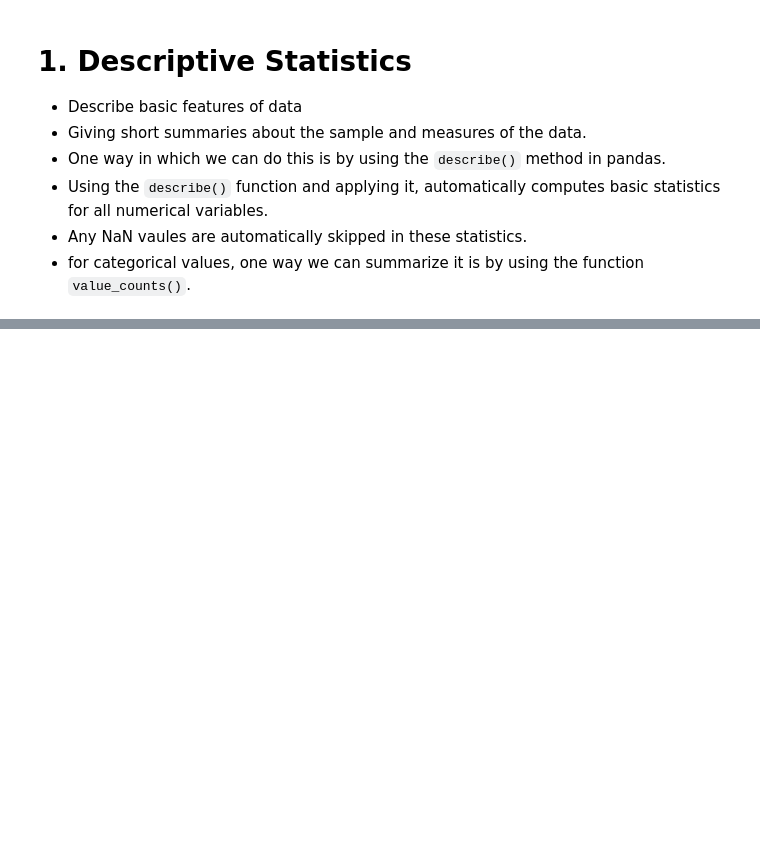
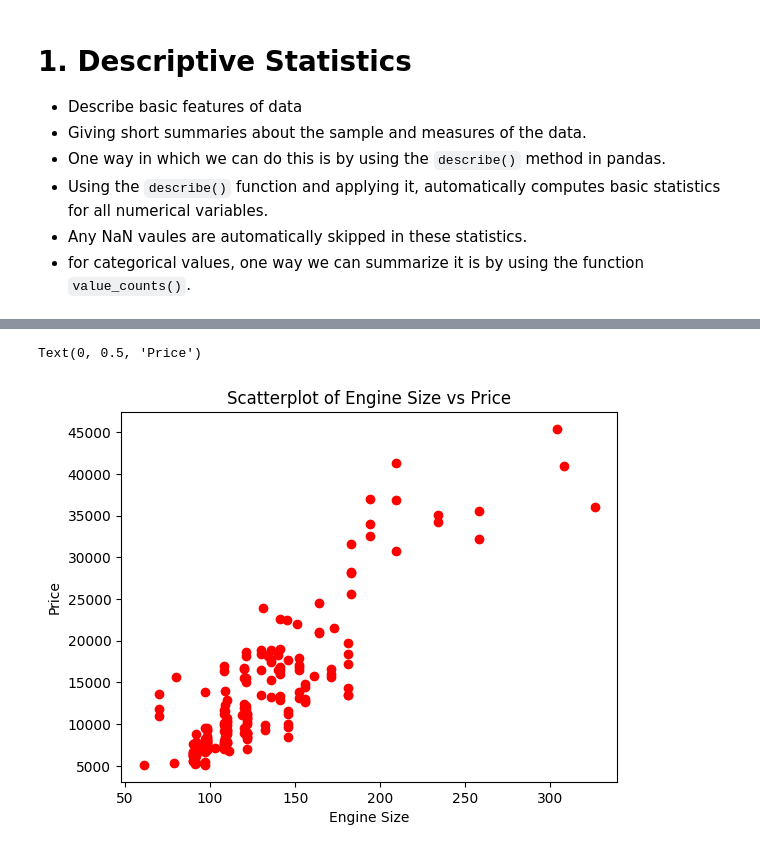
Before and after one commit to NAVNEET72159/Data-Analysis-IBM-Notes, a Jupyter notebook: Data_Wrangling.ipynb, the cells around one changed output, grey strips where cells are left out. Cells and saved outputs as stored; diff of their text form; code cells hidden in the pictures; blank space fills up the shorter version.

```diff
--- a/Data_Wrangling.ipynb
+++ b/Data_Wrangling.ipynb
@@ -500,0 +537,9 @@ It is an approach to analyze data in order to:
+# %%
+import matplotlib.pyplot as plt
+plt.scatter(df['engine-size'], df['price'], color='red')
+plt.title('Scatterplot of Engine Size vs Price') # Add a title to the scatterplot
+plt.xlabel('Engine Size') # Add x-label to the scatterplot
+plt.ylabel('Price') # Add y-label to the scatterplot
+# %% [output]
+Text(0, 0.5, 'Price')
+[figure, added]
```
Also changed, not shown: parts of 5 cells of this notebook.
